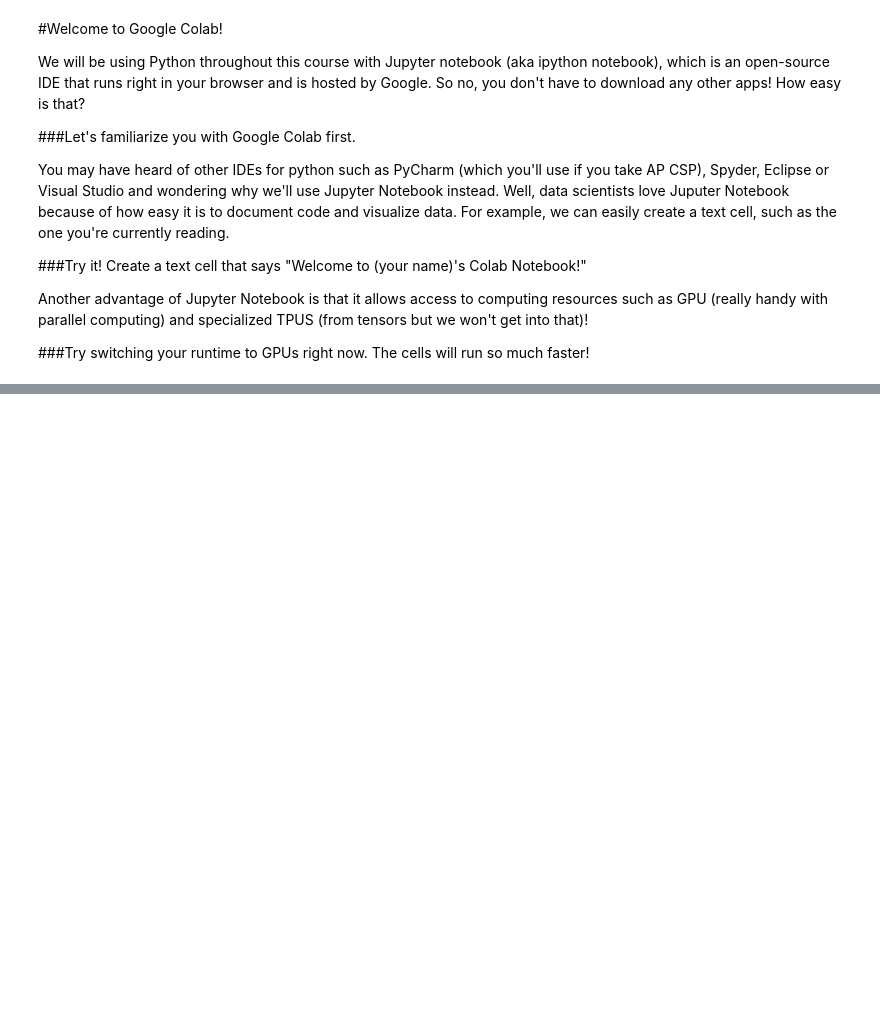
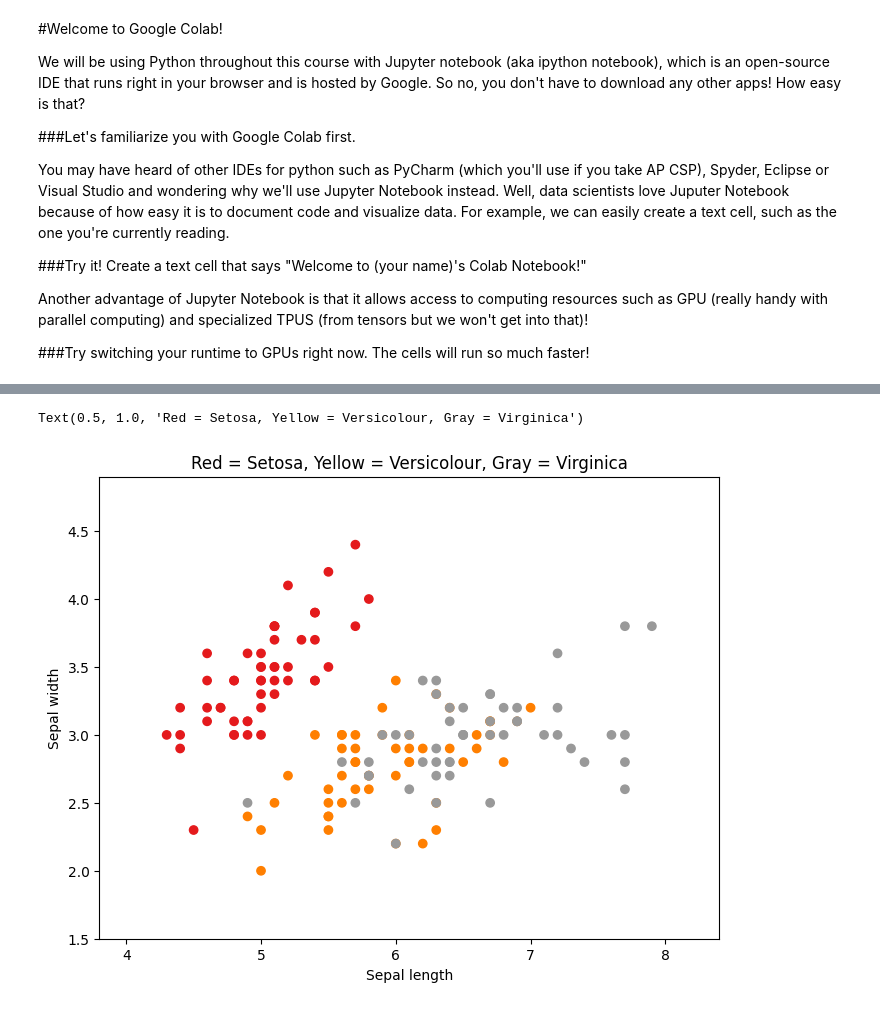
Before and after one commit to ezou6/Day_of_AI, a Jupyter notebook: Resource.ipynb, the cells around one changed output, grey strips where cells are left out. Cells and saved outputs as stored; diff of their text form; code cells hidden in the pictures; blank space fills up the shorter version.

```diff
--- a/Resource.ipynb
+++ b/Resource.ipynb
@@ -89,0 +110,20 @@ y_min, y_max = X[:, 1].min() - 0.5, X[:, 1].max() + 0.5
+# %%
+# we will be creating 2 figures, each of size 8 x 6 dpi
+plt.figure(2, figsize=(8, 6))
+# clear any previous figures (if any), and make this the current figure
+plt.clf()
+
+# Plot the training points
+plt.scatter(X[:, 0], X[:, 1], c=y, cmap=plt.cm.Set1)
+#cmap = colormap ; set 1 = built-in color scheme
+plt.xlabel("Sepal length")
+plt.ylabel("Sepal width")
+
+plt.xlim(x_min, x_max)
+plt.ylim(y_min, y_max)
+# plt.xticks(())
+# plt.yticks(())
+plt.title('Red = Setosa, Yellow = Versicolour, Gray = Virginica')
+# %% [output]
+Text(0.5, 1.0, 'Red = Setosa, Yellow = Versicolour, Gray = Virginica')
+[figure, added]
```
Also changed, not shown: parts of 25 cells of this notebook.
